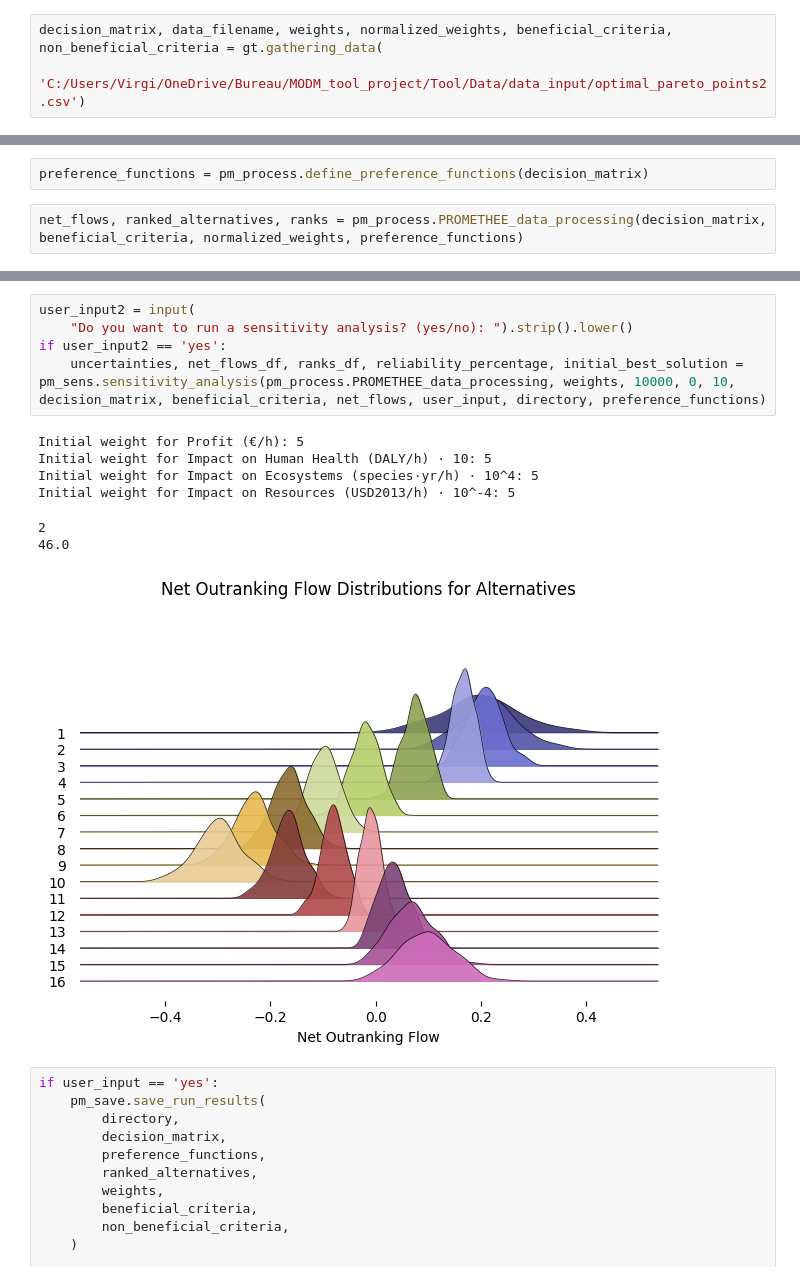
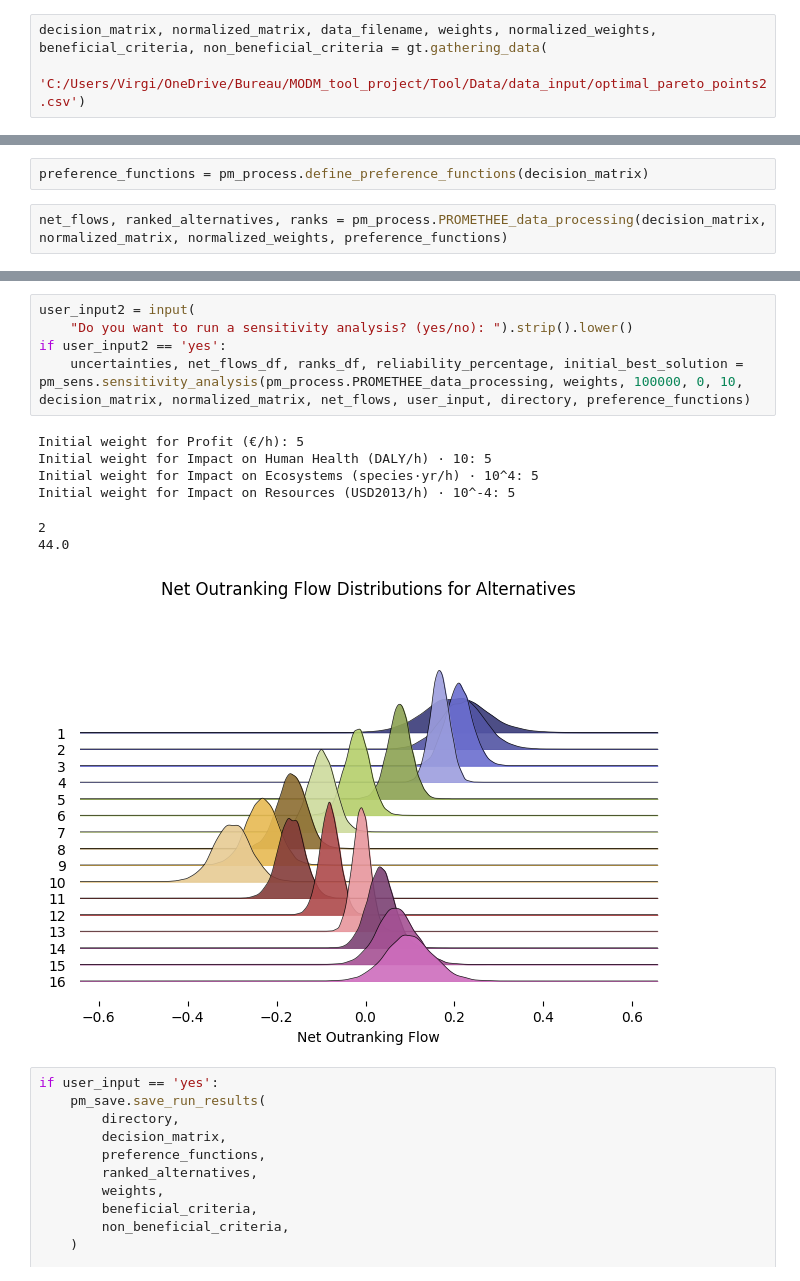
Before and after one commit to VirgilCabo/MODM_tool, a Jupyter notebook: PROMETHEE_main_notebook.ipynb, the cells around one changed output, grey strips where cells are left out. Drawn from its saved outputs; the diff is of its cells as text.

```diff
--- a/PROMETHEE_main_notebook.ipynb
+++ b/PROMETHEE_main_notebook.ipynb
@@ -7,6 +7,6 @@ from MODM_Tool_Modules.PROMETHEE_Modules import PROMETHEE_plotting_results_funct
 from MODM_Tool_Modules.PROMETHEE_Modules import PROMETHEE_saving_results as pm_save
 from MODM_Tool_Modules.PROMETHEE_Modules import PROMETHEE_sensitivity_analysis as pm_sens
 # %%
-decision_matrix, data_filename, weights, normalized_weights, beneficial_criteria, non_beneficial_criteria = gt.gathering_data(
+decision_matrix, normalized_matrix, data_filename, weights, normalized_weights, beneficial_criteria, non_beneficial_criteria = gt.gathering_data(
     'C:/Users/Virgi/OneDrive/Bureau/MODM_tool_project/Tool/Data/data_input/optimal_pareto_points2.csv')
 # %% [output]
@@ -36,7 +36,7 @@ if user_input == 'yes':
 # %%
 preference_functions = pm_process.define_preference_functions(decision_matrix)
 # %%
-net_flows, ranked_alternatives, ranks = pm_process.PROMETHEE_data_processing(decision_matrix, beneficial_criteria, normalized_weights, preference_functions)
+net_flows, ranked_alternatives, ranks = pm_process.PROMETHEE_data_processing(decision_matrix, normalized_matrix, normalized_weights, preference_functions)
 # %%
 pm_plot.results_visualization_promethee(net_flows, weights, user_input, directory, ranked_alternatives)
 # %% [output]
@@ -65,16 +65,16 @@ dtype: float64
 # %%
 user_input2 = input(
     "Do you want to run a sensitivity analysis? (yes/no): ").strip().lower()
 if user_input2 == 'yes':
-    uncertainties, net_flows_df, ranks_df, reliability_percentage, initial_best_solution = pm_sens.sensitivity_analysis(pm_process.PROMETHEE_data_processing, weights, 10000, 0, 10, decision_matrix, beneficial_criteria, net_flows, user_input, directory, preference_functions)
+    uncertainties, net_flows_df, ranks_df, reliability_percentage, initial_best_solution = pm_sens.sensitivity_analysis(pm_process.PROMETHEE_data_processing, weights, 100000, 0, 10, decision_matrix, normalized_matrix, net_flows, user_input, directory, preference_functions)
 # %% [output]
 Initial weight for Profit (€/h): 5
 Initial weight for Impact on Human Health (DALY/h) · 10: 5
 Initial weight for Impact on Ecosystems (species·yr/h) · 10^4: 5
 Initial weight for Impact on Resources (USD2013/h) · 10^-4: 5
 2
-46.0
+44.0
-[figure, old version]
+[figure, new version]
 # %%
 if user_input == 'yes':
     pm_save.save_run_results(
```
Also changed, not shown: parts of 2 cells of this notebook, 4 other files.
